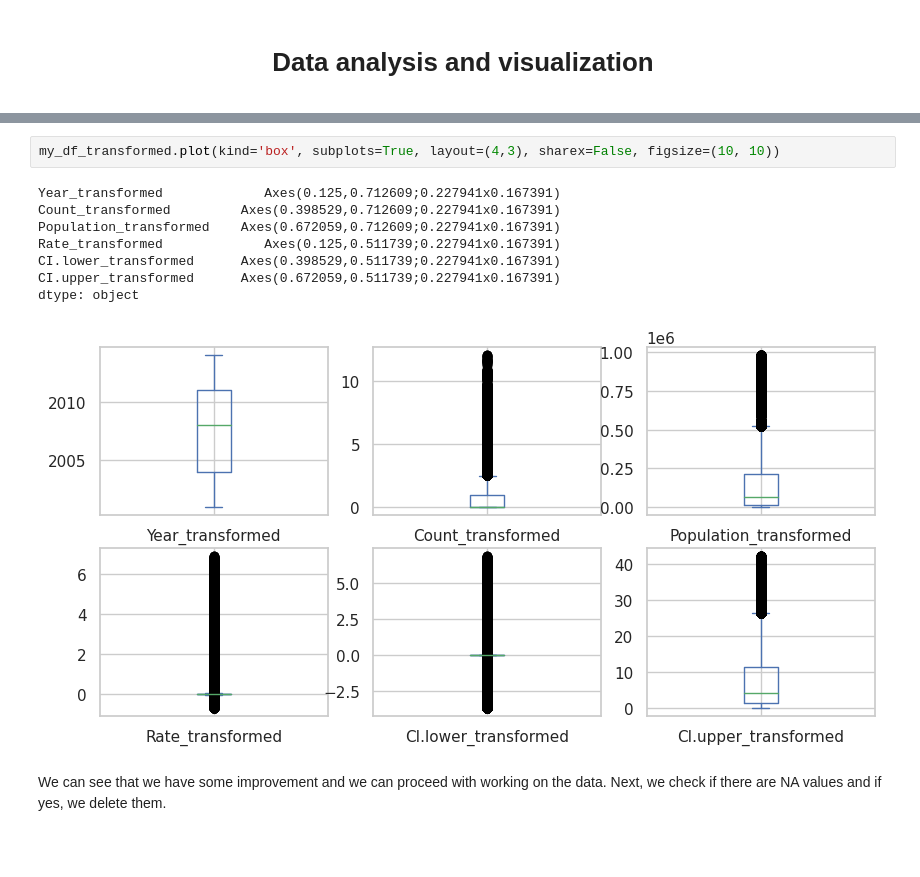
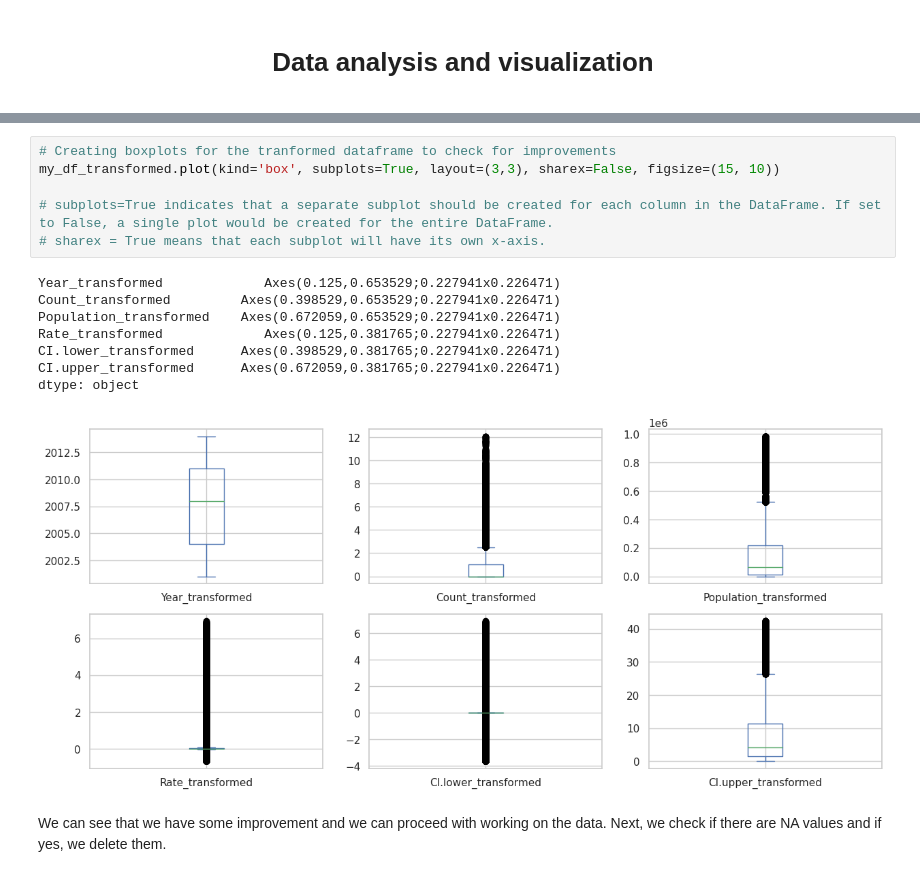
Before and after one commit to gagaleska/Infectious-diseases-prediction, a Jupyter notebook: infectious-diseases-prediction.ipynb, the cells around one changed output, grey strips where cells are left out. Cells and saved outputs as stored; diff of their text form; blank space fills up the shorter version.

```diff
--- a/infectious-diseases-prediction.ipynb
+++ b/infectious-diseases-prediction.ipynb
@@ -185,17 +188,21 @@ Transformed Dataset:
 2          0.753772              0.648673                 2.355
 3          0.235072              0.139762                 1.389
 4         -0.191161             -0.360970                 0.972
-# %%
-my_df_transformed.plot(kind='box', subplots=True, layout=(4,3), sharex=False, figsize=(10, 10))
-# %% [output]
-Year_transformed             Axes(0.125,0.712609;0.227941x0.167391)
-Count_transformed         Axes(0.398529,0.712609;0.227941x0.167391)
-Population_transformed    Axes(0.672059,0.712609;0.227941x0.167391)
-Rate_transformed             Axes(0.125,0.511739;0.227941x0.167391)
-CI.lower_transformed      Axes(0.398529,0.511739;0.227941x0.167391)
-CI.upper_transformed      Axes(0.672059,0.511739;0.227941x0.167391)
-dtype: object
-[figure, removed]
+# %%
+# Creating boxplots for the tranformed dataframe to check for improvements
+my_df_transformed.plot(kind='box', subplots=True, layout=(3,3), sharex=False, figsize=(15, 10))
+
+# subplots=True indicates that a separate subplot should be created for each column in the DataFrame. If set to False, a single plot would be created for the entire DataFrame.
+# sharex = True means that each subplot will have its own x-axis.
+# %% [output]
+Year_transformed             Axes(0.125,0.653529;0.227941x0.226471)
+Count_transformed         Axes(0.398529,0.653529;0.227941x0.226471)
+Population_transformed    Axes(0.672059,0.653529;0.227941x0.226471)
+Rate_transformed             Axes(0.125,0.381765;0.227941x0.226471)
+CI.lower_transformed      Axes(0.398529,0.381765;0.227941x0.226471)
+CI.upper_transformed      Axes(0.672059,0.381765;0.227941x0.226471)
+dtype: object
+[figure, added]
 # %% [markdown]
 We can see that we have some improvement and we can proceed with working on the data.
 Next, we check if there are NA values and if yes, we delete them.
```
Also changed, not shown: parts of 39 cells of this notebook.
